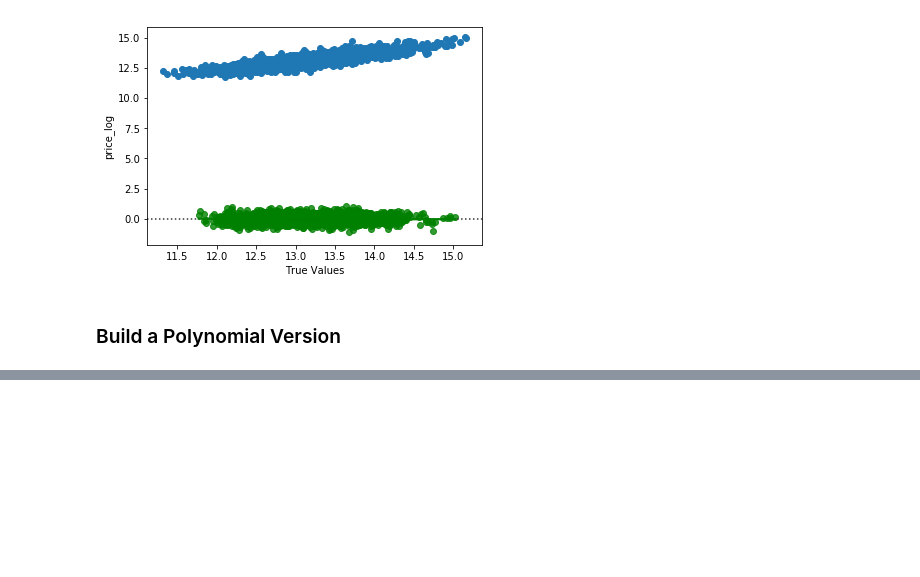
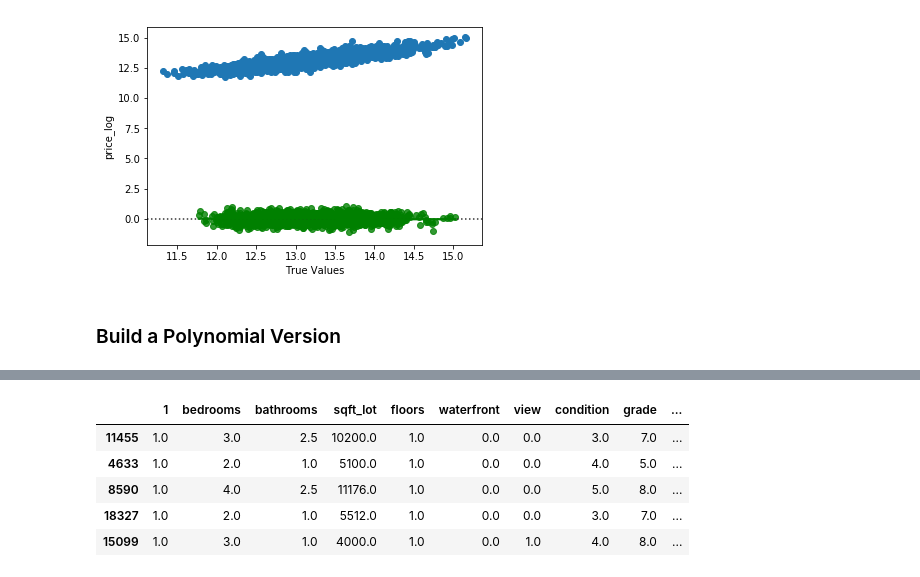
Before and after one commit to davidhaase/nyc-mhtn-ds-042219-lectures, a Jupyter notebook: Module_4/kc_feat_engineering_project_revamp/kc_housing_regression-dhh-eda.ipynb, the cells around one changed output, grey strips where cells are left out. Saved outputs shown, nothing was run; the diff lists cells and outputs as text; code cells hidden in the pictures; blank space fills up the shorter version.

```diff
--- a/Module_4/kc_feat_engineering_project_revamp/kc_housing_regression-dhh-eda.ipynb
+++ b/Module_4/kc_feat_engineering_project_revamp/kc_housing_regression-dhh-eda.ipynb
@@ -210,0 +242,9 @@ Training:  0.24968049431005296 vs. Testing:  0.25038519262559156
+# %%
+KC.X_train.head()
+# %% [output]
+|  | 1 | bedrooms | bathrooms | sqft_lot | floors | waterfront | view | condition | grade | ... |
+| 11455 | 1.0 | 3.0 | 2.5 | 10200.0 | 1.0 | 0.0 | 0.0 | 3.0 | 7.0 | ... |
+| 4633 | 1.0 | 2.0 | 1.0 | 5100.0 | 1.0 | 0.0 | 0.0 | 4.0 | 5.0 | ... |
+| 8590 | 1.0 | 4.0 | 2.5 | 11176.0 | 1.0 | 0.0 | 0.0 | 5.0 | 8.0 | ... |
+| 18327 | 1.0 | 2.0 | 1.0 | 5512.0 | 1.0 | 0.0 | 0.0 | 3.0 | 7.0 | ... |
+| 15099 | 1.0 | 3.0 | 1.0 | 4000.0 | 1.0 | 0.0 | 1.0 | 4.0 | 8.0 | ... |
```
Also changed, not shown: parts of 5 cells of this notebook.
